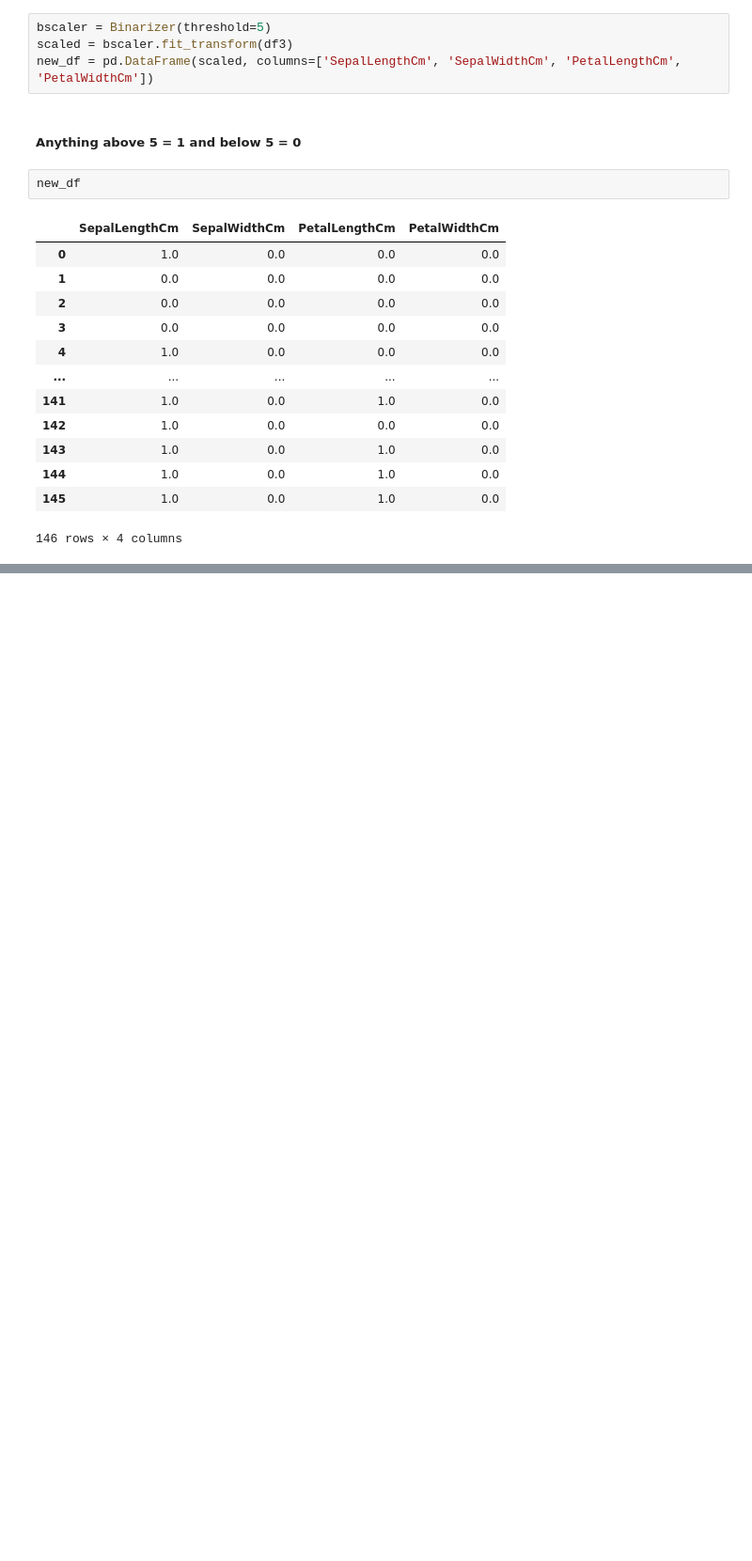
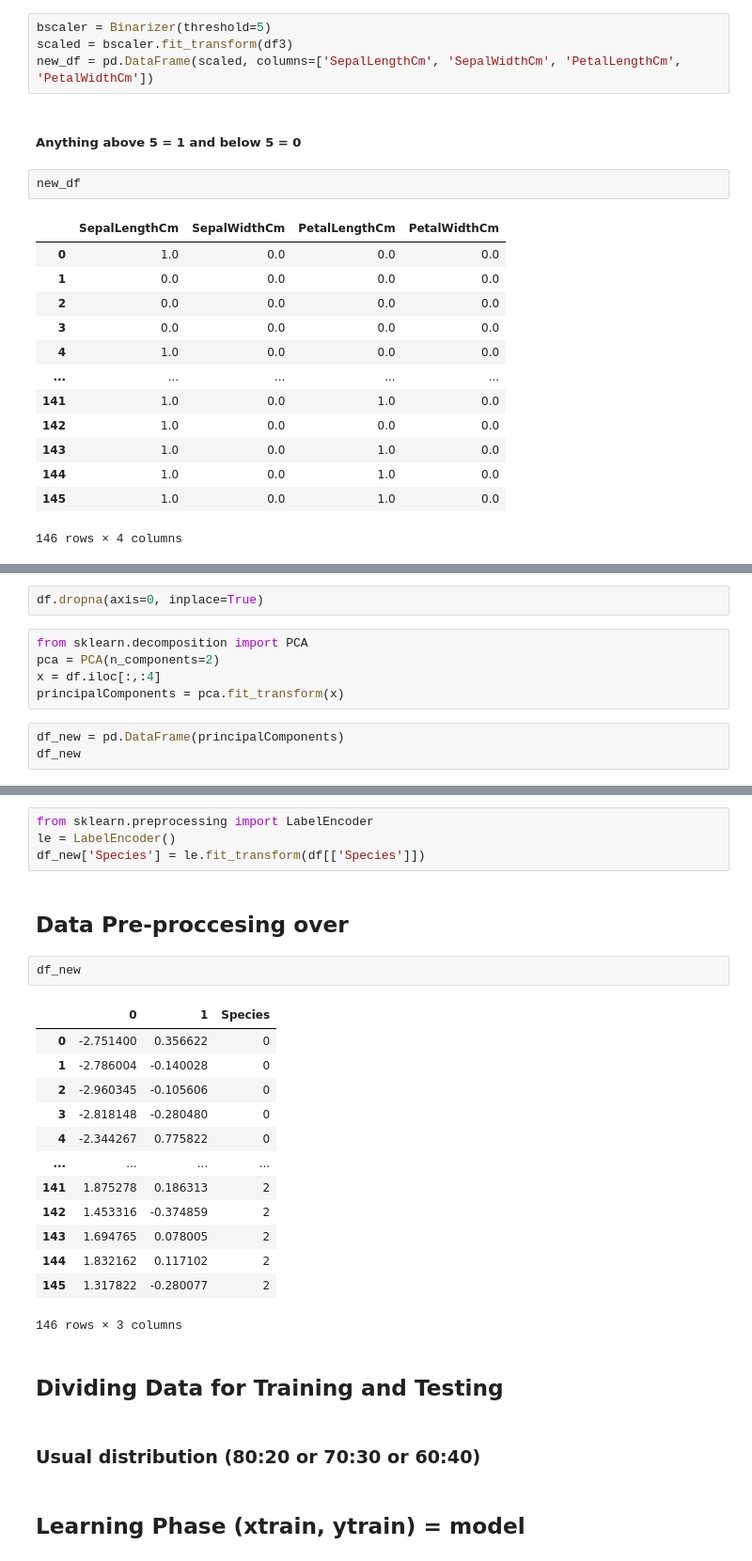
Before and after one commit to prasantmahato/machine_learning, a Jupyter notebook: UNIT-1/scikit.ipynb, the cells around one changed output, grey strips where cells are left out. Shown at 94% size. Cells and saved outputs as stored; diff of their text form; blank space fills up the shorter version.

```diff
--- a/UNIT-1/scikit.ipynb
+++ b/UNIT-1/scikit.ipynb
@@ -132,0 +211,10 @@ new_df
+# %%
+df.dropna(axis=0, inplace=True)
+# %%
+from sklearn.decomposition import PCA
+pca = PCA(n_components=2)
+x = df.iloc[:,:4]
+principalComponents = pca.fit_transform(x)
+# %%
+df_new = pd.DataFrame(principalComponents)
+df_new
@@ -132,0 +235,28 @@ new_df
+# %%
+from sklearn.preprocessing import LabelEncoder
+le = LabelEncoder()
+df_new['Species'] = le.fit_transform(df[['Species']])
+# %% [markdown]
+## Data Pre-proccesing over
+# %%
+df_new
+# %% [output]
+|  | 0 | 1 | Species |
+| 0 | -2.751400 | 0.356622 | 0 |
+| 1 | -2.786004 | -0.140028 | 0 |
+| 2 | -2.960345 | -0.105606 | 0 |
+| 3 | -2.818148 | -0.280480 | 0 |
+| 4 | -2.344267 | 0.775822 | 0 |
+| ... | ... | ... | ... |
+| 141 | 1.875278 | 0.186313 | 2 |
+| 142 | 1.453316 | -0.374859 | 2 |
+| 143 | 1.694765 | 0.078005 | 2 |
+| 144 | 1.832162 | 0.117102 | 2 |
+| 145 | 1.317822 | -0.280077 | 2 |
+146 rows × 3 columns
+# %% [markdown]
+## Dividing Data for Training and Testing
+# %% [markdown]
+### Usual distribution (80:20 or 70:30 or 60:40)
+# %% [markdown]
+## Learning Phase (xtrain, ytrain) = model
```
Also changed, not shown: parts of 25 cells of this notebook, 3 other files.
